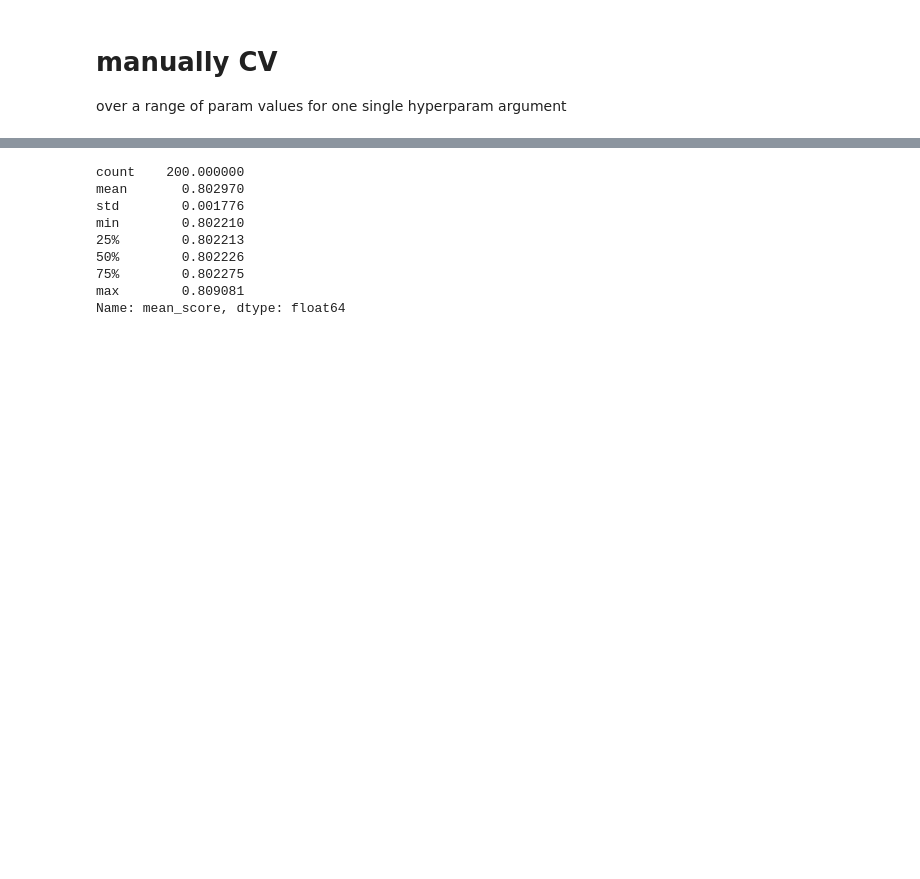
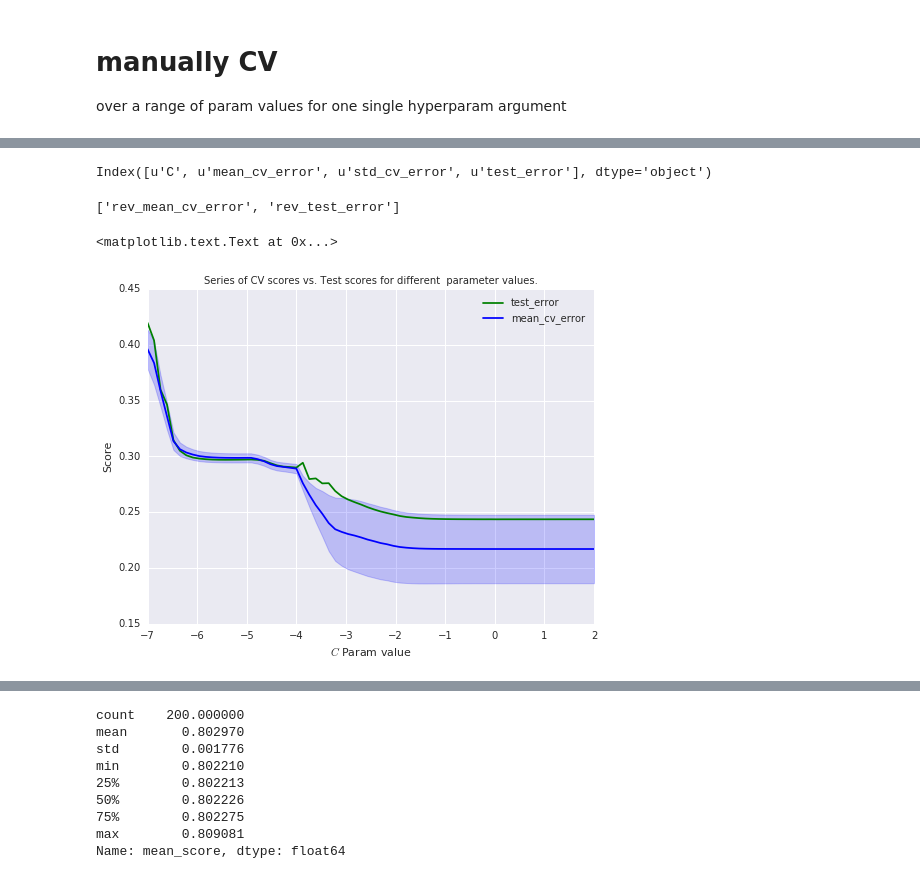
Before and after one commit to jdemonasterio/Tesis, a Jupyter notebook: mexico-scripts-ver2/mLTheory.ipynb, the cells around one changed output, grey strips where cells are left out. Cells and saved outputs as stored; diff of their text form; code cells hidden in the pictures; blank space fills up the shorter version.

Commit message:
add running cv to test scores comparison with logreg C regularization and graphic results

```diff
--- a/mexico-scripts-ver2/mLTheory.ipynb
+++ b/mexico-scripts-ver2/mLTheory.ipynb
@@ -1956,0 +1952,3 @@ array([  1.00000000e-07,   1.35031404e-07,   1.82334800e-07,
+# %%
+min_val = -7; max_val = 2 ; n_points = 70
+param_range = pd.np.logspace(min_val,max_val,n_points)
@@ -2054,0 +2076,6 @@ finished
+# %%
+# the key column values were extracted by transforming linear space to an exponent.
+# thus to come back to the linear space we have to take the natural logarithm
+#  and add it to the DF
+log_key = 'log_{}'.format(key)
+errors_df[log_key] = pd.np.linspace(min_val,max_val,n_points)
@@ -2082,0 +2131,57 @@ elapsed_time/3600, finished
+# %%
+errors_df.columns
+# %% [output]
+Index([u'C', u'mean_cv_error', u'std_cv_error', u'test_error'], dtype='object')
+# %%
+error_cols = ['mean_cv_error', 'test_error' ]
+rev_error_cols = []
+for col in error_cols:
+    rev_col = 'rev_'+col
+    errors_df[rev_col] = 1- errors_df[col]
+    rev_error_cols+=[rev_col]
+# %%
+rev_error_cols
+# %% [output]
+['rev_mean_cv_error', 'rev_test_error']
+# %%
+fig, ax = plt.subplots(figsize=(8, 6))
+
+
+x_col = log_key
+labels = error_cols
+# plot series
+# view[an_col].hist()
+
+colors = ['g','b']
+smoother = 7
+lw = 1
+for i,col in enumerate(rev_error_cols):
+
+    errors_df.plot(x = x_col, y = col,ax=ax,
+                   kind = 'line',color = colors[i],
+                  label = error_cols[1-i])
+
+
+
+plt.fill_between(errors_df[log_key], errors_df['rev_test_error'] - errors_df['std_cv_error']/smoother,
+                 errors_df['rev_test_error'] + errors_df['std_cv_error']/smoother, alpha=0.2,
+                 color=colors[1], lw=lw)
+
+# sup_title_str = ""
+
+# plt.suptitle("\n".join(wrap(sup_title_str)),
+#          y=1.03,# otherwise twiny and title will overlap
+#          fontsize=18,
+#             )
+
+title_str = "Series of CV scores vs. Test scores for different \
+ parameter values."
+
+plt.title(title_str, fontsize=10)
+
+plt.xlabel("$C$ Param value")
+plt.ylabel("Score".format(scoring.capitalize()))
+# plt.ylabel("{} Score".format(scoring.capitalize()))
+# %% [output]
+<matplotlib.text.Text at 0x...>
+[figure, added]
```
Also changed, not shown: parts of 10 cells of this notebook.
